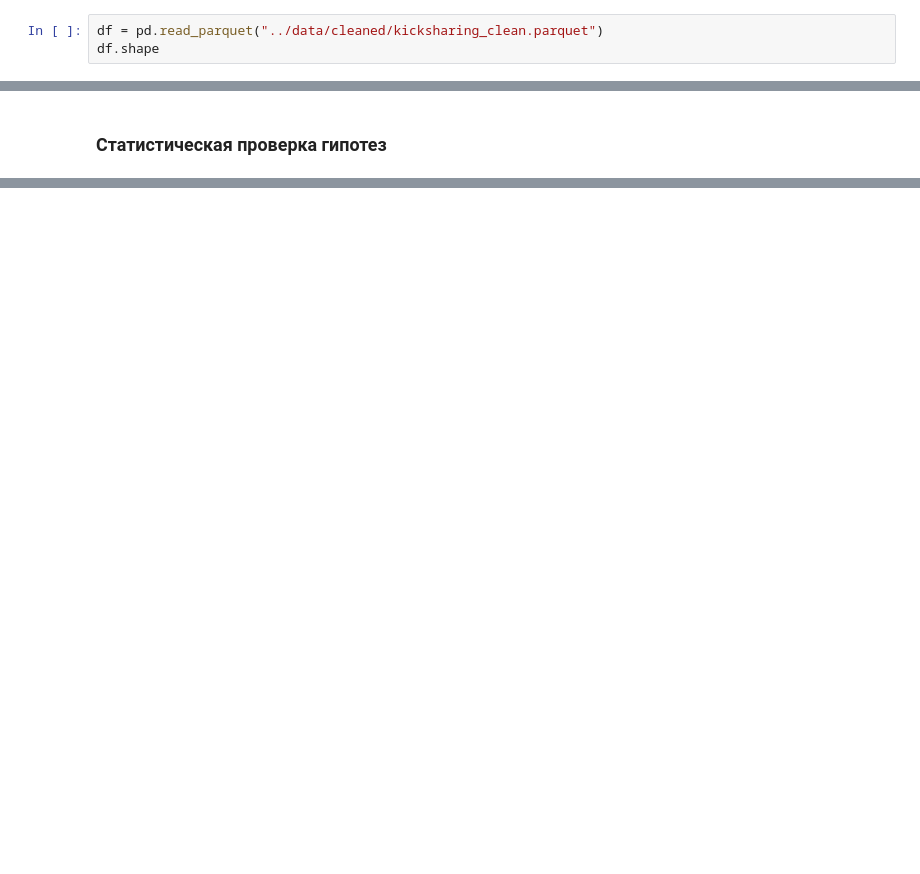
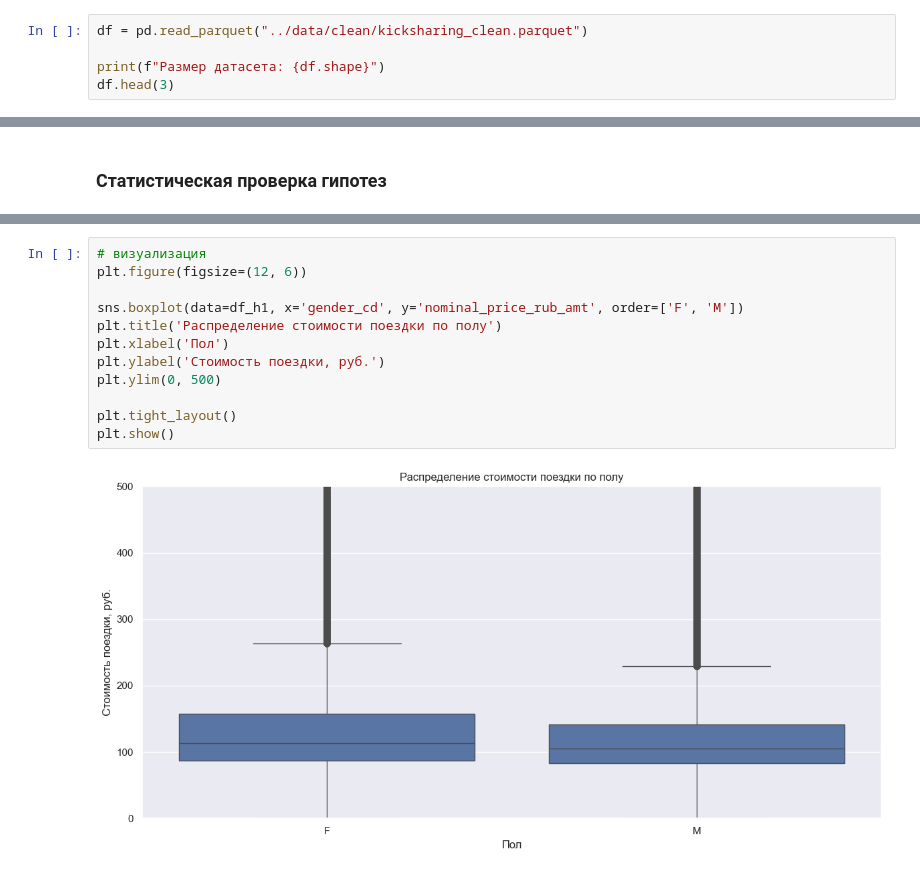
Before and after one commit to george-gh5/kicksharing-analysis, a Jupyter notebook: notebooks/4_metrics_and_hypotheses.ipynb, the cells around one changed output, grey strips where cells are left out. Drawn from its saved outputs; the diff is of its cells as text; blank space fills up the shorter version.

```diff
--- a/notebooks/4_metrics_and_hypotheses.ipynb
+++ b/notebooks/4_metrics_and_hypotheses.ipynb
@@ -22,6 +25,8 @@ pd.set_option('display.max_rows', 100)
 pd.set_option('display.max_columns', 100)
 pd.set_option('display.precision', 3)
 # %%
-df = pd.read_parquet("../data/cleaned/kicksharing_clean.parquet")
-df.shape
+df = pd.read_parquet("../data/clean/kicksharing_clean.parquet")
+
+print(f"Размер датасета: {df.shape}")
+df.head(3)
 # %% [output]
@@ -496,0 +184,14 @@ else:
+# %%
+# визуализация
+plt.figure(figsize=(12, 6))
+
+sns.boxplot(data=df_h1, x='gender_cd', y='nominal_price_rub_amt', order=['F', 'M'])
+plt.title('Распределение стоимости поездки по полу')
+plt.xlabel('Пол')
+plt.ylabel('Стоимость поездки, руб.')
+plt.ylim(0, 500)
+
+plt.tight_layout()
+plt.show()
+# %% [output]
+[figure, added]
```
Also changed, not shown: parts of 128 cells of this notebook.
